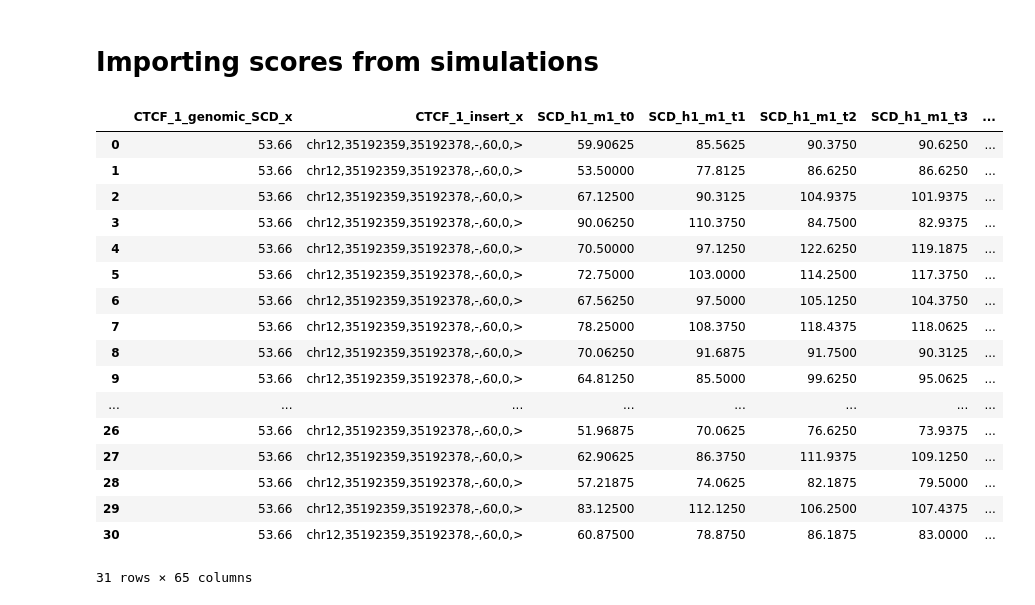
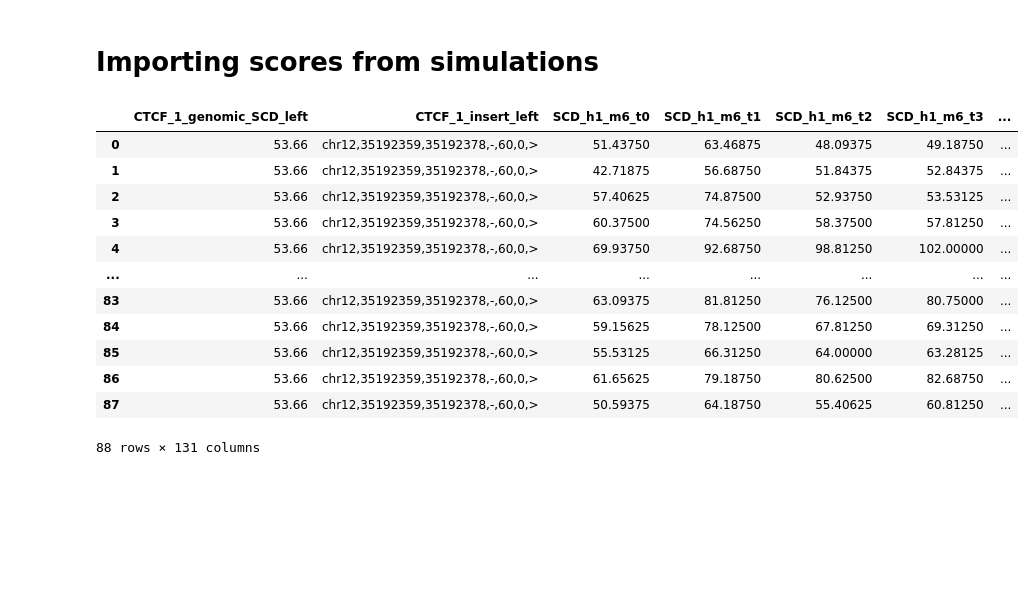
Before and after one commit to Fudenberg-Research-Group/akita_utils, a Jupyter notebook: bin/insert_experiments/analysis/CTCF_motif_in_different_backgrounds.ipynb, the cells around one changed output. Drawn from its saved outputs; the diff is of its cells as text; code cells hidden in the pictures; blank space fills up the shorter version.

```diff
--- a/bin/insert_experiments/analysis/CTCF_motif_in_different_backgrounds.ipynb
+++ b/bin/insert_experiments/analysis/CTCF_motif_in_different_backgrounds.ipynb
@@ -51,7 +51,7 @@ def load_data(h5_dirs, scd_stats, models=[1]):
     # dfs = pd.concat(dfs)
     merged_df = dfs[0]
     for df in dfs[1:]:
-        merged_df = pd.merge(merged_df, df, on='background_seqs', how='inner')
+        merged_df = pd.merge(merged_df, df, on='background_seqs', how='inner', suffixes=('_left', '_right'))
 
     # dfs = merged_df
     # df_1 = dfs[0]
@@ -77,45 +77,40 @@ def load_data(h5_dirs, scd_stats, models=[1]):
     return merged_df.reset_index(drop=True)
 # %%
 one_strong_motif_in_different_backgrounds_h5_dirs = (
- "/scratch1/kamulege/insert_experiments/one_strong_motif_in_different_backgrounds_config_test_1/*/*/*.h5"
+ "/scratch1/kamulege/insert_experiments/one_strong_motif_in_different_backgrounds_config_test_x/*/*/*.h5"
 )
 one_weak_motif_in_different_backgrounds_h5_dirs = (
- "/scratch1/kamulege/insert_experiments/one_weak_motif_in_different_backgrounds_config_test/*/*/*.h5"
+ "/scratch1/kamulege/insert_experiments/one_weak_motif_in_different_backgrounds_config_test_x/*/*/*.h5"
 )
 two_strong_motif_in_different_backgrounds_h5_dirs = (
  "/scratch1/kamulege/insert_experiments/two_strong_motif_in_different_backgrounds/*.h5"
 )
 two_weak_motif_in_different_backgrounds_h5_dirs = (
  "/scratch1/kamulege/insert_experiments/two_weak_motif_in_different_backgrounds/*.h5"
 )
 
 scd_stats = ["SCD"]
 
-one_strong_motif_in_different_backgrounds_df = load_data(one_strong_motif_in_different_backgrounds_h5_dirs, scd_stats, models=[0,1,2,3,4,5,6])
-one_weak_motif_in_different_backgrounds_df = load_data(one_weak_motif_in_different_backgrounds_h5_dirs, scd_stats, models=[0,1,2,3,4,5,6])
+one_strong_motif_in_different_backgrounds_df = load_data(one_strong_motif_in_different_backgrounds_h5_dirs, scd_stats=["SCD", "SSD"], models=[0,1,2,3,4,5,6,7])
+one_weak_motif_in_different_backgrounds_df = load_data(one_weak_motif_in_different_backgrounds_h5_dirs, scd_stats=["SCD", "SSD"], models=[0,1,2,3,4,5,6,7])
 two_strong_motif_in_different_backgrounds_df = load_data(two_strong_motif_in_different_backgrounds_h5_dirs, scd_stats, models=[0])
 two_weak_motif_in_different_backgrounds_df = load_data(two_weak_motif_in_different_backgrounds_h5_dirs, scd_stats, models=[0])
 
 one_strong_motif_in_different_backgrounds_df
 # %% [output]
-|  | CTCF_1_genomic_SCD_x | CTCF_1_insert_x | SCD_h1_m1_t0 | SCD_h1_m1_t1 | SCD_h1_m1_t2 | SCD_h1_m1_t3 | ... |
-| 0 | 53.66 | chr12,35192359,35192378,-,60,0,> | 59.90625 | 85.5625 | 90.3750 | 90.6250 | ... |
-| 1 | 53.66 | chr12,35192359,35192378,-,60,0,> | 53.50000 | 77.8125 | 86.6250 | 86.6250 | ... |
-| 2 | 53.66 | chr12,35192359,35192378,-,60,0,> | 67.12500 | 90.3125 | 104.9375 | 101.9375 | ... |
-| 3 | 53.66 | chr12,35192359,35192378,-,60,0,> | 90.06250 | 110.3750 | 84.7500 | 82.9375 | ... |
-| 4 | 53.66 | chr12,35192359,35192378,-,60,0,> | 70.50000 | 97.1250 | 122.6250 | 119.1875 | ... |
-| 5 | 53.66 | chr12,35192359,35192378,-,60,0,> | 72.75000 | 103.0000 | 114.2500 | 117.3750 | ... |
-| 6 | 53.66 | chr12,35192359,35192378,-,60,0,> | 67.56250 | 97.5000 | 105.1250 | 104.3750 | ... |
-| 7 | 53.66 | chr12,35192359,35192378,-,60,0,> | 78.25000 | 108.3750 | 118.4375 | 118.0625 | ... |
-| 8 | 53.66 | chr12,35192359,35192378,-,60,0,> | 70.06250 | 91.6875 | 91.7500 | 90.3125 | ... |
-| 9 | 53.66 | chr12,35192359,35192378,-,60,0,> | 64.81250 | 85.5000 | 99.6250 | 95.0625 | ... |
+|  | CTCF_1_genomic_SCD_left | CTCF_1_insert_left | SCD_h1_m6_t0 | SCD_h1_m6_t1 | SCD_h1_m6_t2 | SCD_h1_m6_t3 | ... |
+| 0 | 53.66 | chr12,35192359,35192378,-,60,0,> | 51.43750 | 63.46875 | 48.09375 | 49.18750 | ... |
+| 1 | 53.66 | chr12,35192359,35192378,-,60,0,> | 42.71875 | 56.68750 | 51.84375 | 52.84375 | ... |
+| 2 | 53.66 | chr12,35192359,35192378,-,60,0,> | 57.40625 | 74.87500 | 52.93750 | 53.53125 | ... |
+| 3 | 53.66 | chr12,35192359,35192378,-,60,0,> | 60.37500 | 74.56250 | 58.37500 | 57.81250 | ... |
+| 4 | 53.66 | chr12,35192359,35192378,-,60,0,> | 69.93750 | 92.68750 | 98.81250 | 102.00000 | ... |
 | ... | ... | ... | ... | ... | ... | ... | ... |
-| 26 | 53.66 | chr12,35192359,35192378,-,60,0,> | 51.96875 | 70.0625 | 76.6250 | 73.9375 | ... |
-| 27 | 53.66 | chr12,35192359,35192378,-,60,0,> | 62.90625 | 86.3750 | 111.9375 | 109.1250 | ... |
-| 28 | 53.66 | chr12,35192359,35192378,-,60,0,> | 57.21875 | 74.0625 | 82.1875 | 79.5000 | ... |
-| 29 | 53.66 | chr12,35192359,35192378,-,60,0,> | 83.12500 | 112.1250 | 106.2500 | 107.4375 | ... |
-| 30 | 53.66 | chr12,35192359,35192378,-,60,0,> | 60.87500 | 78.8750 | 86.1875 | 83.0000 | ... |
+| 83 | 53.66 | chr12,35192359,35192378,-,60,0,> | 63.09375 | 81.81250 | 76.12500 | 80.75000 | ... |
+| 84 | 53.66 | chr12,35192359,35192378,-,60,0,> | 59.15625 | 78.12500 | 67.81250 | 69.31250 | ... |
+| 85 | 53.66 | chr12,35192359,35192378,-,60,0,> | 55.53125 | 66.31250 | 64.00000 | 63.28125 | ... |
+| 86 | 53.66 | chr12,35192359,35192378,-,60,0,> | 61.65625 | 79.18750 | 80.62500 | 82.68750 | ... |
+| 87 | 53.66 | chr12,35192359,35192378,-,60,0,> | 50.59375 | 64.18750 | 55.40625 | 60.81250 | ... |
-31 rows × 65 columns
+88 rows × 131 columns
 # %%
 one_strong_motif_in_different_backgrounds_df.columns
 # %% [output]
```
Also changed, not shown: parts of 3 cells of this notebook, 5 other files.
